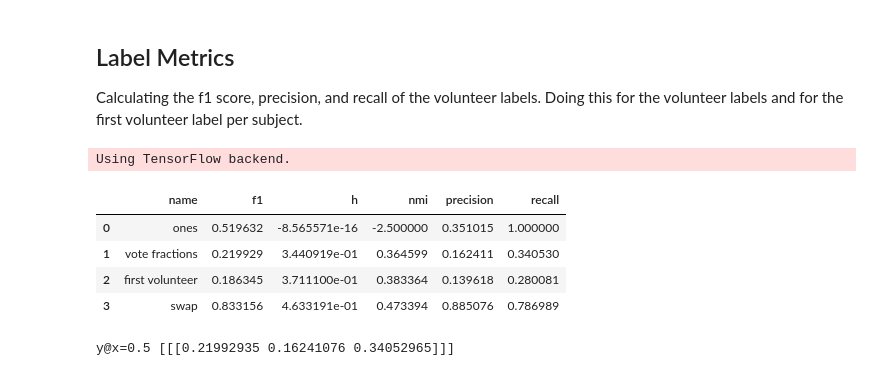
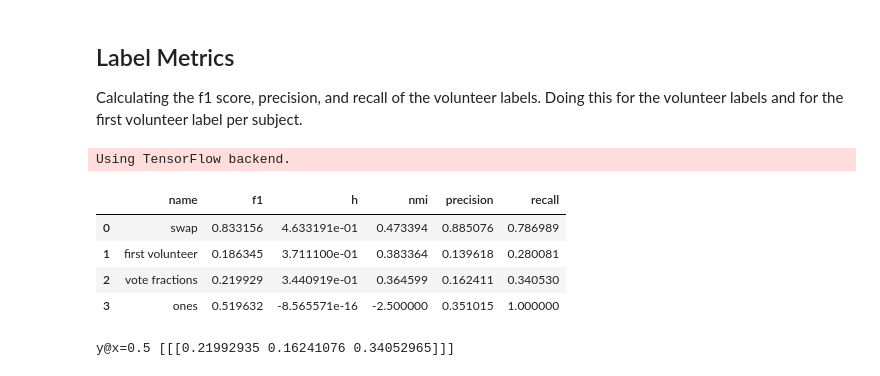
Before and after one commit to miclaraia/muon_notebooks, a Jupyter notebook: Multitask/Labels Analysis.ipynb, the cells around one changed output. Drawn from its saved outputs; the diff is of its cells as text; code cells hidden in the pictures.

```diff
--- a/Multitask/Labels Analysis.ipynb
+++ b/Multitask/Labels Analysis.ipynb
@@ -63,38 +66,38 @@ labels = [
     ('vote fractions', volunteer),
     ('swap', swap),
     ('first volunteer', first),
     ('ones', np.ones_like(hugh)),
 ]
 
 for name, y_pred in labels:
     standard_metrics.add(name, hugh, y_pred)
 
 display(standard_metrics.to_df())
-# m.dump('mnt/subjects/standard_metrics.csv')
+standard_metrics.dump('mnt/subjects/standard_metrics.json')
 
 # from muon.dissolving.utils import Metrics
 # import pickle
 # fname = 'mnt/clustering_models/aws/decv2/rotation/multitask_1-2018-12-09T22:36:29/metrics.pkl'
 # with open(fname, 'rb') as f:
 #     metrics = pickle.load(f)
 # %matplotlib inline
 # import matplotlib.pyplot as plt
 # fig = plt.figure(figsize=(8,8))
 # metrics.plot(fig, standard_metrics=standard_metrics)
 
 # ax = fig.add_subplot(111)
 # ax.set_xticks([.5, 1])
 # ax.set_xticklabels(['a', 'b'])
 # print(ax.get_xlim())
 
 # plt.show()
 # %% [output]
 Using TensorFlow backend.
 |  | name | f1 | h | nmi | precision | recall |
-| 0 | ones | 0.519632 | -8.565571e-16 | -2.500000 | 0.351015 | 1.000000 |
-| 1 | vote fractions | 0.219929 | 3.440919e-01 | 0.364599 | 0.162411 | 0.340530 |
-| 2 | first volunteer | 0.186345 | 3.711100e-01 | 0.383364 | 0.139618 | 0.280081 |
-| 3 | swap | 0.833156 | 4.633191e-01 | 0.473394 | 0.885076 | 0.786989 |
+| 0 | swap | 0.833156 | 4.633191e-01 | 0.473394 | 0.885076 | 0.786989 |
+| 1 | first volunteer | 0.186345 | 3.711100e-01 | 0.383364 | 0.139618 | 0.280081 |
+| 2 | vote fractions | 0.219929 | 3.440919e-01 | 0.364599 | 0.162411 | 0.340530 |
+| 3 | ones | 0.519632 | -8.565571e-16 | -2.500000 | 0.351015 | 1.000000 |
 # %%
 %matplotlib inline
 import matplotlib.pyplot as plt
```
Also changed, not shown: parts of 3 cells of this notebook, 3 other files.
